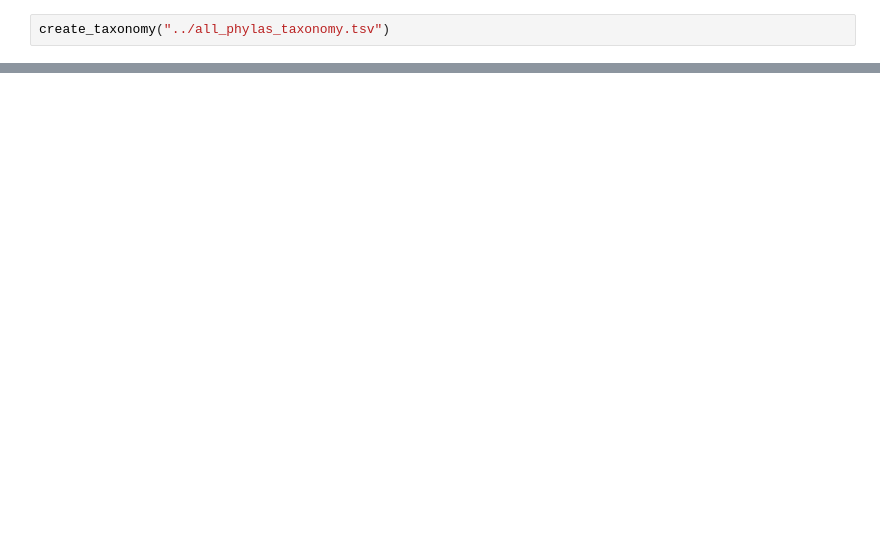
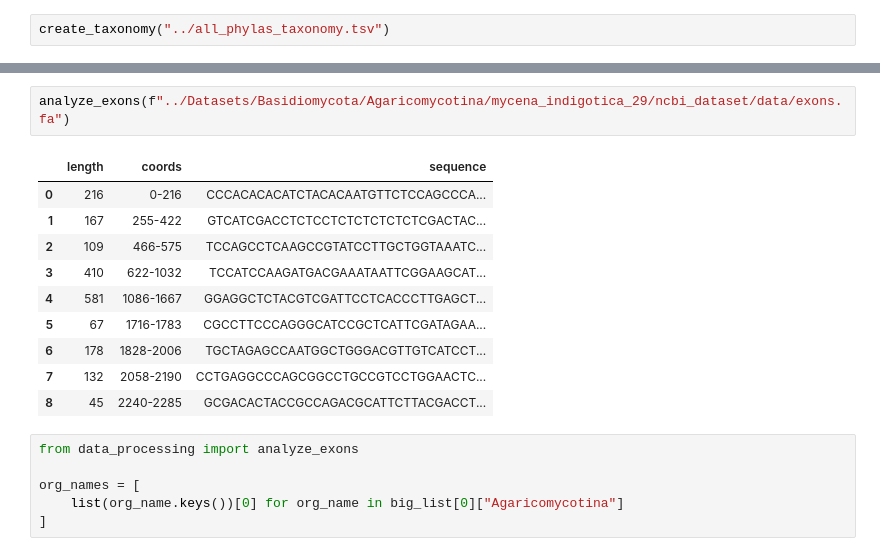
Before and after one commit to ArtemVaska/Diploma, a Jupyter notebook: Scripts/all_phylas_processing.ipynb, the cells around one changed output, grey strips where cells are left out. Drawn from its saved outputs; the diff is of its cells as text; blank space fills up the shorter version.

```diff
--- a/Scripts/all_phylas_processing.ipynb
+++ b/Scripts/all_phylas_processing.ipynb
@@ -57,0 +343,19 @@ create_taxonomy("../all_phylas_taxonomy.tsv")
+# %%
+analyze_exons(f"../Datasets/Basidiomycota/Agaricomycotina/mycena_indigotica_29/ncbi_dataset/data/exons.fa")
+# %% [output]
+|  | length | coords | sequence |
+| 0 | 216 | 0-216 | CCCACACACATCTACACAATGTTCTCCAGCCCA... |
+| 1 | 167 | 255-422 | GTCATCGACCTCTCCTCTCTCTCTCTCGACTAC... |
+| 2 | 109 | 466-575 | TCCAGCCTCAAGCCGTATCCTTGCTGGTAAATC... |
+| 3 | 410 | 622-1032 | TCCATCCAAGATGACGAAATAATTCGGAAGCAT... |
+| 4 | 581 | 1086-1667 | GGAGGCTCTACGTCGATTCCTCACCCTTGAGCT... |
+| 5 | 67 | 1716-1783 | CGCCTTCCCAGGGCATCCGCTCATTCGATAGAA... |
+| 6 | 178 | 1828-2006 | TGCTAGAGCCAATGGCTGGGACGTTGTCATCCT... |
+| 7 | 132 | 2058-2190 | CCTGAGGCCCAGCGGCCTGCCGTCCTGGAACTC... |
+| 8 | 45 | 2240-2285 | GCGACACTACCGCCAGACGCATTCTTACGACCT... |
+# %%
+from data_processing import analyze_exons
+
+org_names = [
+    list(org_name.keys())[0] for org_name in big_list[0]["Agaricomycotina"]
+]
```
Also changed, not shown: parts of 45 cells of this notebook.
